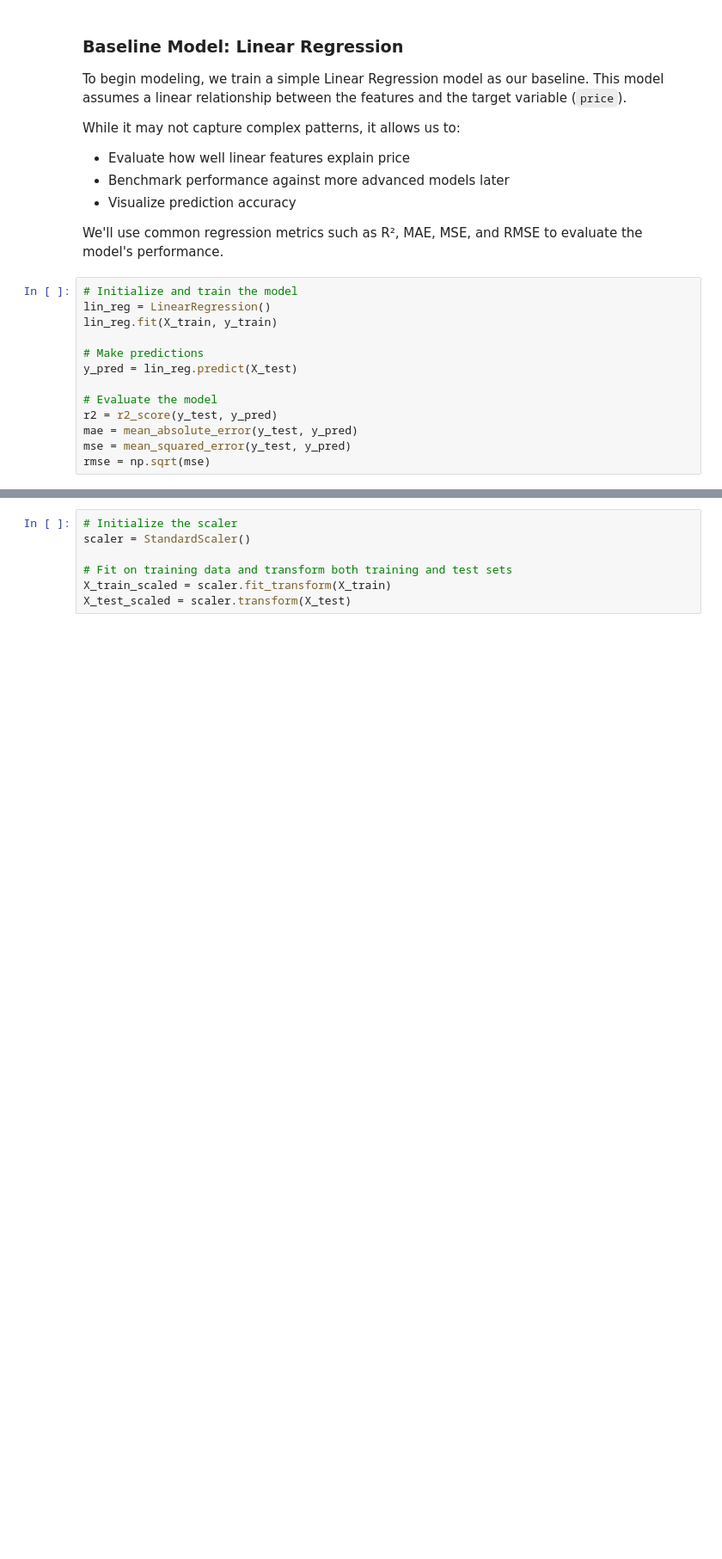
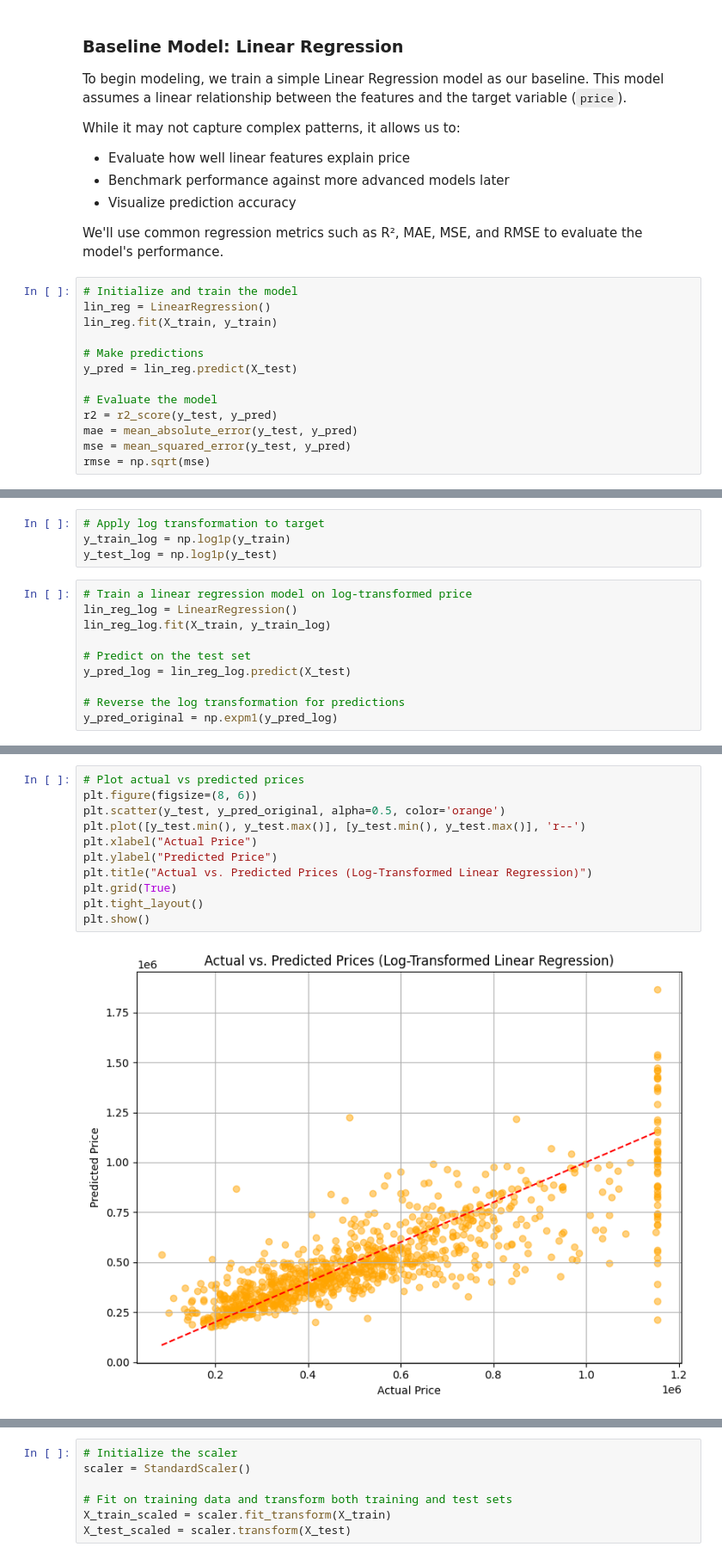
Before and after one commit to Kate-Maina/real-estate-price-prediction, a Jupyter notebook: index.ipynb, the cells around one changed output, grey strips where cells are left out. Shown at 86% size. Saved outputs shown, nothing was run; the diff lists cells and outputs as text; blank space fills up the shorter version.

```diff
--- a/index.ipynb
+++ b/index.ipynb
@@ -616,0 +732,14 @@ The relatively high error values indicate that more flexible, non-linear models
+# %%
+# Apply log transformation to target
+y_train_log = np.log1p(y_train)
+y_test_log = np.log1p(y_test)
+# %%
+# Train a linear regression model on log-transformed price
+lin_reg_log = LinearRegression()
+lin_reg_log.fit(X_train, y_train_log)
+
+# Predict on the test set
+y_pred_log = lin_reg_log.predict(X_test)
+
+# Reverse the log transformation for predictions
+y_pred_original = np.expm1(y_pred_log)
@@ -616,0 +764,13 @@ The relatively high error values indicate that more flexible, non-linear models
+# %%
+# Plot actual vs predicted prices
+plt.figure(figsize=(8, 6))
+plt.scatter(y_test, y_pred_original, alpha=0.5, color='orange')
+plt.plot([y_test.min(), y_test.max()], [y_test.min(), y_test.max()], 'r--')
+plt.xlabel("Actual Price")
+plt.ylabel("Predicted Price")
+plt.title("Actual vs. Predicted Prices (Log-Transformed Linear Regression)")
+plt.grid(True)
+plt.tight_layout()
+plt.show()
+# %% [output]
+[figure, added]
```
Also changed, not shown: parts of 33 cells of this notebook.
